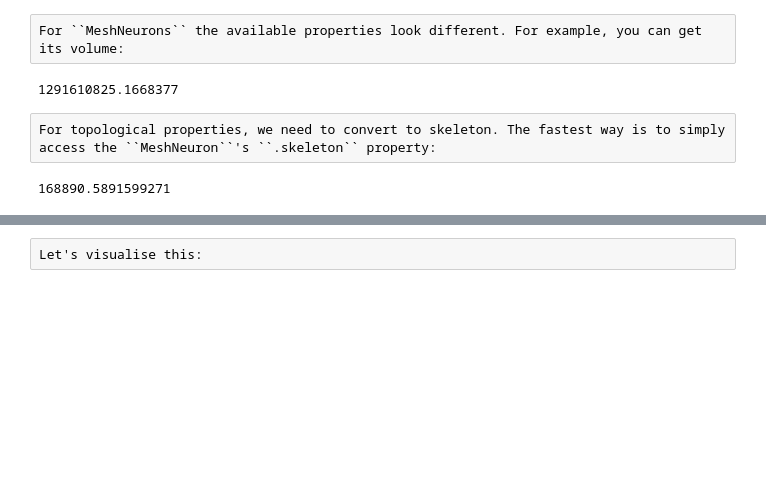
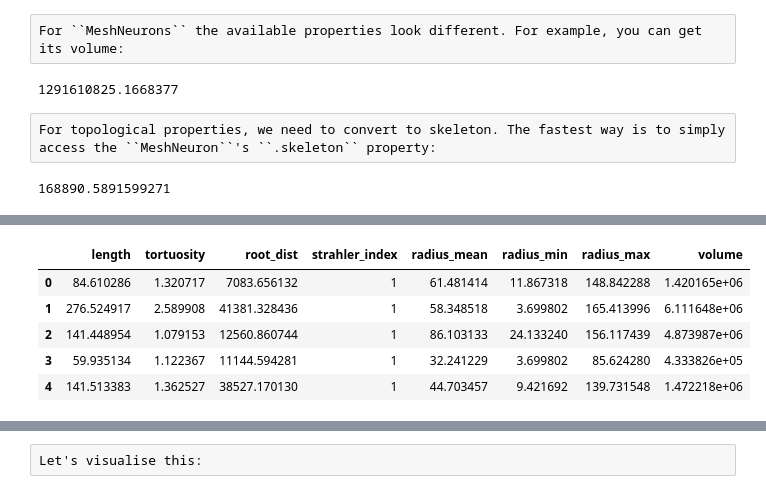
Before and after one commit to navis-org/navis, a Jupyter notebook: docs/source/tutorials/morph_analysis.ipynb, the cells around one changed output, grey strips where cells are left out. Saved outputs shown, nothing was run; the diff lists cells and outputs as text; code cells hidden in the pictures; blank space fills up the shorter version.

```diff
--- a/docs/source/tutorials/morph_analysis.ipynb
+++ b/docs/source/tutorials/morph_analysis.ipynb
@@ -440,0 +106,10 @@ Euclidian distance between soma and terminal node 465: 444096.17 nanometer
+# %%
+sa = navis.segment_analysis(m)
+sa.head()
+# %% [output]
+|  | length | tortuosity | root_dist | strahler_index | radius_mean | radius_min | radius_max | volume |
+| 0 | 84.610286 | 1.320717 | 7083.656132 | 1 | 61.481414 | 11.867318 | 148.842288 | 1.420165e+06 |
+| 1 | 276.524917 | 2.589908 | 41381.328436 | 1 | 58.348518 | 3.699802 | 165.413996 | 6.111648e+06 |
+| 2 | 141.448954 | 1.079153 | 12560.860744 | 1 | 86.103133 | 24.133240 | 156.117439 | 4.873987e+06 |
+| 3 | 59.935134 | 1.122367 | 11144.594281 | 1 | 32.241229 | 3.699802 | 85.624280 | 4.333826e+05 |
+| 4 | 141.513383 | 1.362527 | 38527.170130 | 1 | 44.703457 | 9.421692 | 139.731548 | 1.472218e+06 |
```
Also changed, not shown: parts of 69 cells of this notebook, 13 other files.
